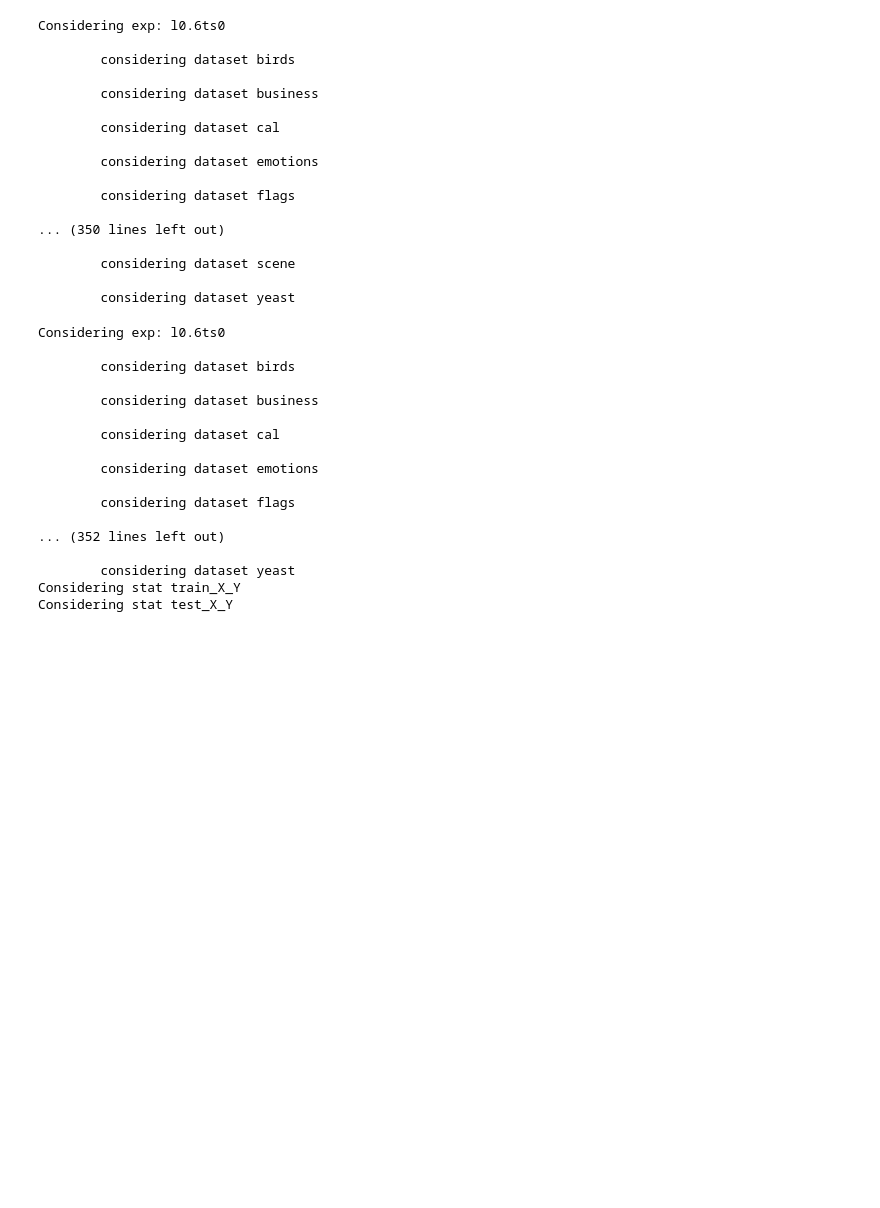
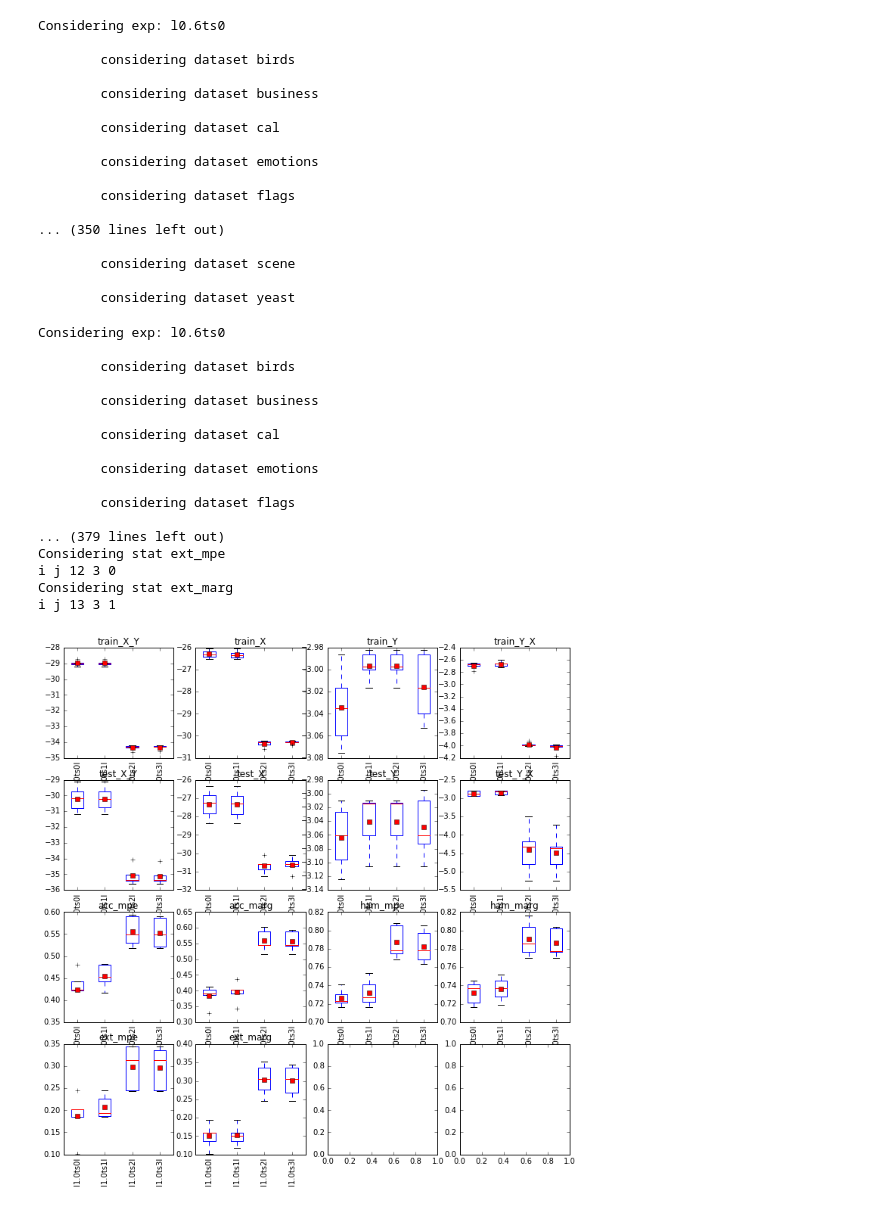
Before and after one commit to nicoladimauro/dcsn, a Jupyter notebook: misc/Parse stats.ipynb, the cells around one changed output. Drawn from its saved outputs; the diff is of its cells as text; code cells hidden in the pictures; blank space fills up the shorter version.

Commit message:
Adding visualization

```diff
--- a/misc/Parse stats.ipynb
+++ b/misc/Parse stats.ipynb
@@ -308,24 +356,34 @@ def plot_model_boxplot_stat(model_assoc, stat_names=['train_X_Y', 'test_X_Y']):
 # %%
 if USE_NOTEBOOK:
     exp_dir = '/home/valerio/Downloads/newcsn'
     dataset_assoc, model_assoc = parse_stats_for_models_exps(exp_dir, datasets=DATASETS)
 
-    plot_model_boxplot_stat(dataset_assoc['plant'])
+
+    plot_model_boxplot_stat(dataset_assoc['emotions'],
+                            stat_names=['train_X_Y', 'train_X', 'train_Y', 'train_Y_X',
+                                        'test_X_Y', 'test_X', 'test_Y', 'test_Y_X',
+                                       'acc_mpe', 'acc_marg',
+
+                                        'ham_mpe', 'ham_marg',
+                                       'ext_mpe', 'ext_marg'],
+                            n_rows=4,
+                            model_names=['l1.0ts0l', 'l1.0ts1l', 'l1.0ts2l', 'l1.0ts3l'])
 # %% [output]
 Considering exp: l0.6ts0
 
         considering dataset birds
 
         considering dataset business
 
         considering dataset cal
 
         considering dataset emotions
 
         considering dataset flags
 
-... (352 lines left out)
-
-        considering dataset yeast
-Considering stat train_X_Y
-Considering stat test_X_Y
+... (379 lines left out)
+Considering stat ext_mpe
+i j 12 3 0
+Considering stat ext_marg
+i j 13 3 1
+[figure, added]
```
Also changed, not shown: parts of 4 cells of this notebook.
